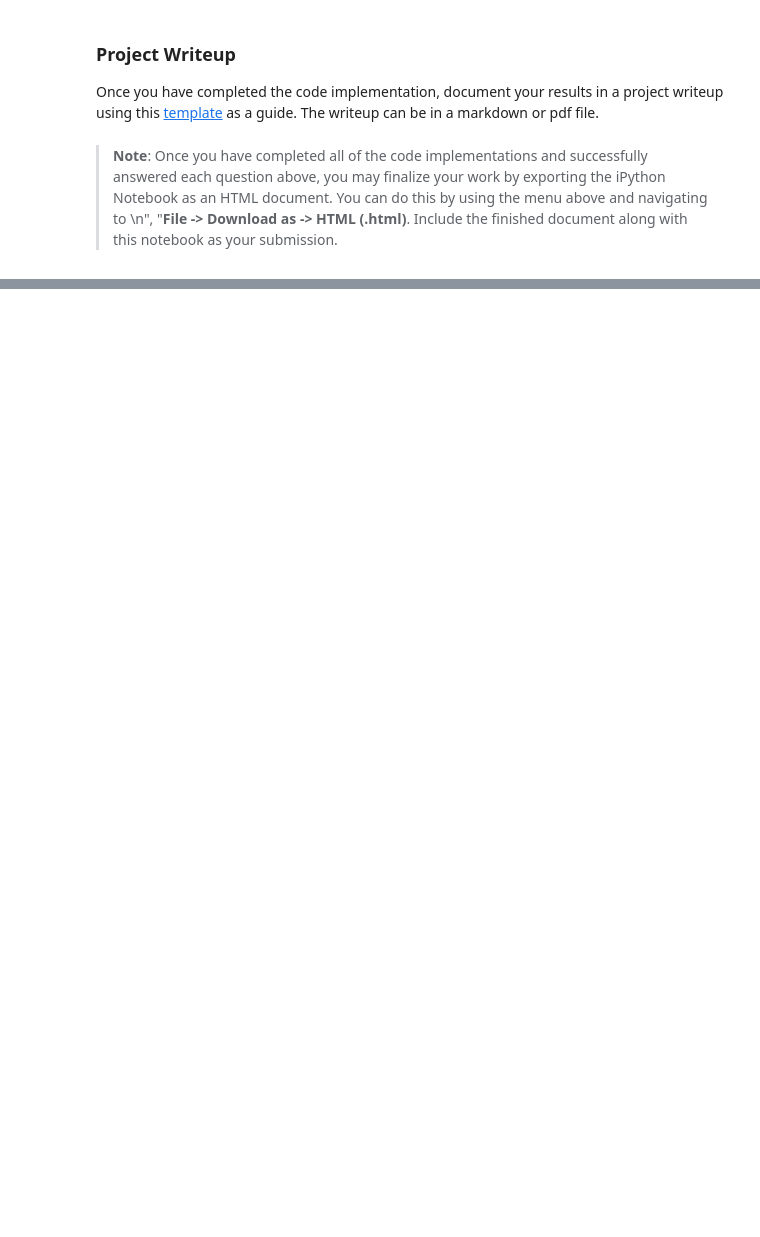
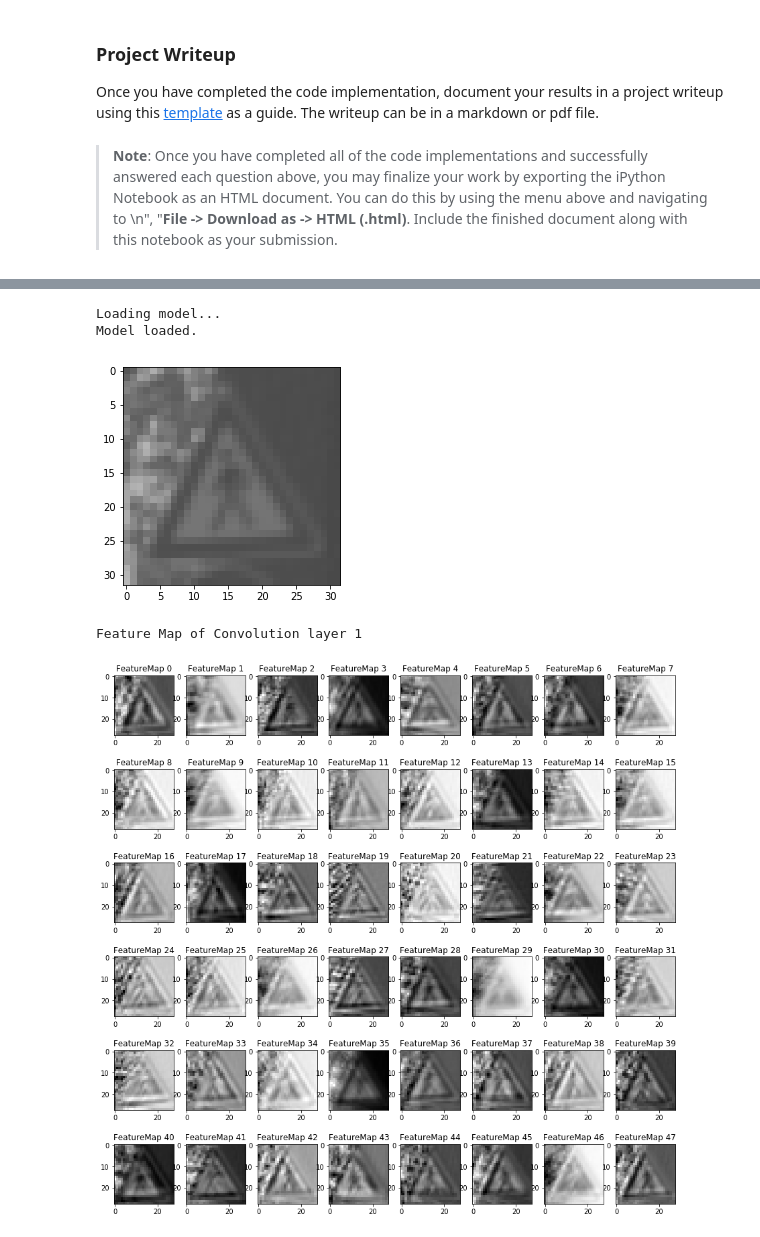
Before and after one commit to vijoy-sunil/CARND_TERM1-Traffic_Sign_classification, a Jupyter notebook: Traffic_Sign_Classifier.ipynb, the cells around one changed output, grey strips where cells are left out. Drawn from its saved outputs; the diff is of its cells as text; code cells hidden in the pictures; blank space fills up the shorter version.

```diff
--- a/Traffic_Sign_Classifier.ipynb
+++ b/Traffic_Sign_Classifier.ipynb
@@ -521,29 +525,52 @@ For an example of what feature map outputs look like, check out NVIDIA's results
 # %%
 ### Visualize your network's feature maps here.
 ### Feel free to use as many code cells as needed.
 
 # image_input: the test image being fed into the network to produce the feature maps
 # tf_activation: should be a tf variable name used during your training procedure that represents the calculated state of a specific weight layer
 # activation_min/max: can be used to view the activation contrast in more detail, by default matplot sets min and max to the actual min and max values of the output
 # plt_num: used to plot out multiple different weight feature map sets on the same block, just extend the plt number for each new feature map entry
 
 def outputFeatureMap(image_input, tf_activation, activation_min=-1, activation_max=-1 ,plt_num=1):
     # Here make sure to preprocess your image_input in a way your network expects
     # with size, normalization, ect if needed
     # image_input =
     # Note: x should be the same name as your network's tensorflow data placeholder variable
     # If you get an error tf_activation is not defined it may be having trouble accessing the variable from inside a function
     activation = tf_activation.eval(session=sess,feed_dict={x : image_input})
     featuremaps = activation.shape[3]
     plt.figure(plt_num, figsize=(15,15))
     for featuremap in range(featuremaps):
         plt.subplot(6,8, featuremap+1) # sets the number of feature maps to show on each row and column
         plt.title('FeatureMap ' + str(featuremap)) # displays the feature map number
         if activation_min != -1 & activation_max != -1:
             plt.imshow(activation[0,:,:, featuremap], interpolation="nearest", vmin =activation_min, vmax=activation_max, cmap="gray")
         elif activation_max != -1:
             plt.imshow(activation[0,:,:, featuremap], interpolation="nearest", vmax=activation_max, cmap="gray")
         elif activation_min !=-1:
             plt.imshow(activation[0,:,:, featuremap], interpolation="nearest", vmin=activation_min, cmap="gray")
         else:
             plt.imshow(activation[0,:,:, featuremap], interpolation="nearest", cmap="gray")
+
+def myOutputFeatureMap(img):
+    img = np.expand_dims(img, axis=0)
+    conv1 = sess.graph.get_tensor_by_name('BiasAdd:0')
+    print("Feature Map of Convolution layer 1")
+    outputFeatureMap(img, conv1)
+
+print("Loading model...")
+with tf.Session() as sess:
+    saver = tf.train.Saver()
+    saver.restore(sess, "./lenet")
+    print("Model loaded.")
+
+    sess.run(tf.global_variables_initializer())
+    plt.imshow(np.squeeze(X_train[1], axis=2), cmap='gray', vmin=-1, vmax=1)
+    plt.show()
+    myOutputFeatureMap(X_train[1])
+# %% [output]
+Loading model...
+Model loaded.
+[figure, added]
+Feature Map of Convolution layer 1
+[figure, added]
```
Also changed, not shown: parts of 7 cells of this notebook, 3 other files.
